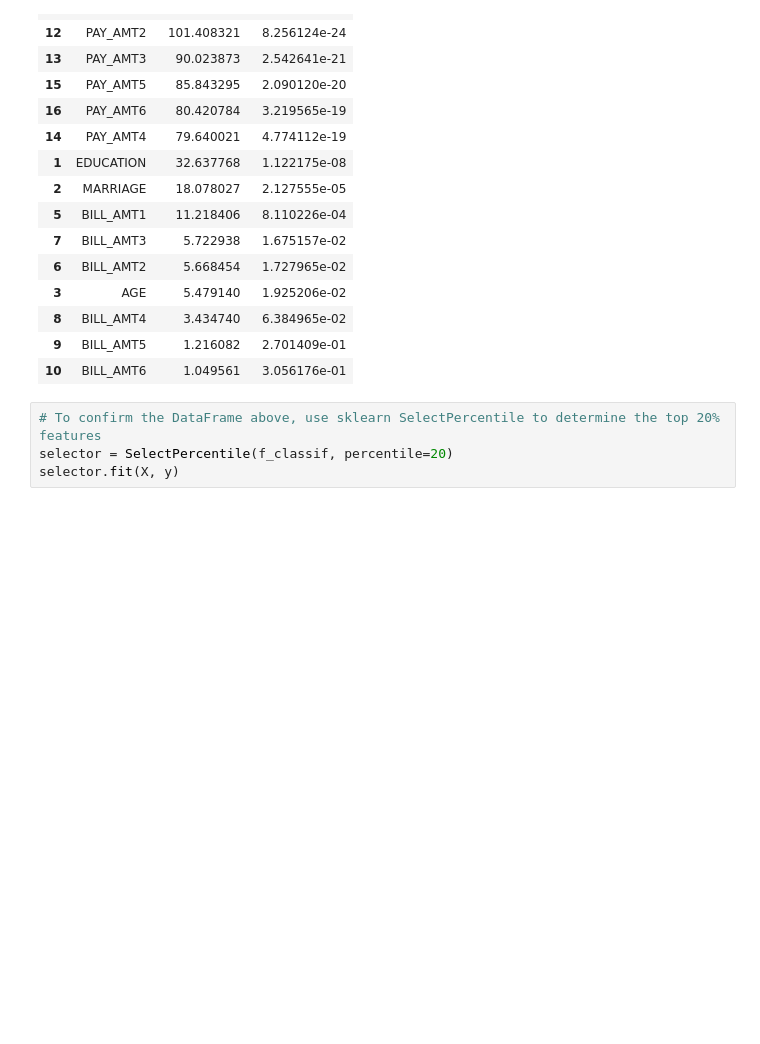
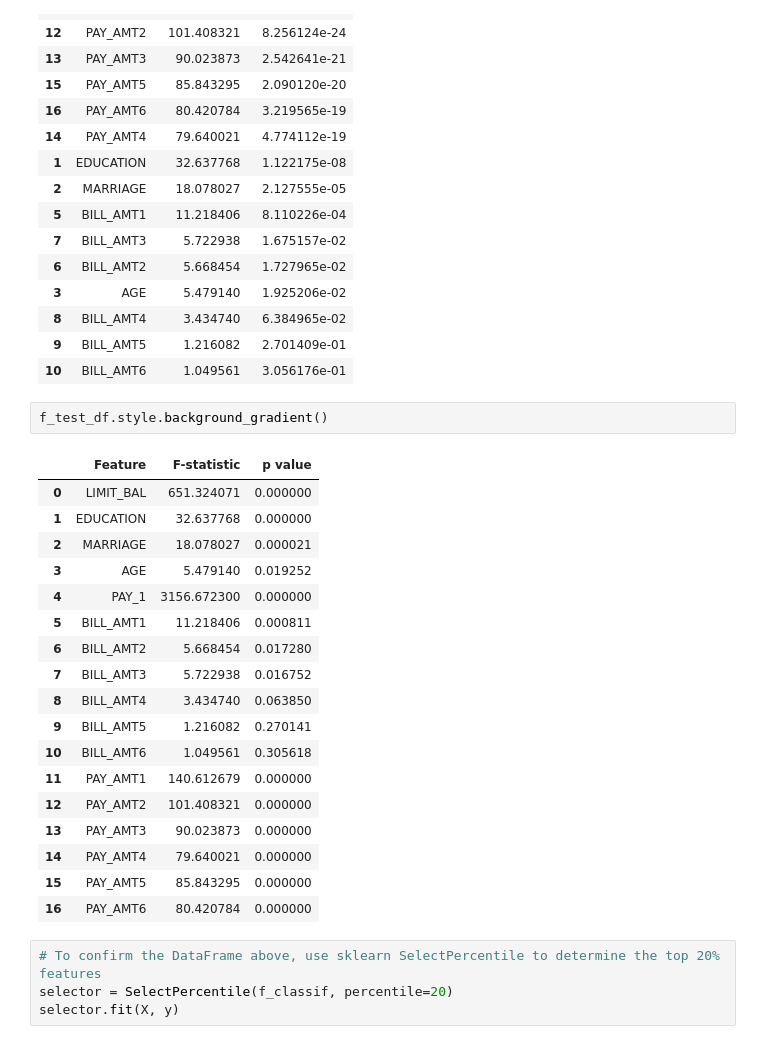
Before and after one commit to kcao22/credit_card_defaults, a Jupyter notebook: JupyterNotebooks/model_exploration_selection.ipynb, the cells around one changed output. Drawn from its saved outputs; the diff is of its cells as text; blank space fills up the shorter version.

```diff
--- a/JupyterNotebooks/model_exploration_selection.ipynb
+++ b/JupyterNotebooks/model_exploration_selection.ipynb
@@ -141,6 +163,27 @@ f_test_df.sort_values(by='p value')
 | 8 | BILL_AMT4 | 3.434740 | 6.384965e-02 |
 | 9 | BILL_AMT5 | 1.216082 | 2.701409e-01 |
 | 10 | BILL_AMT6 | 1.049561 | 3.056176e-01 |
+# %%
+f_test_df.style.background_gradient()
+# %% [output]
+|  | Feature | F-statistic | p value |
+| 0 | LIMIT_BAL | 651.324071 | 0.000000 |
+| 1 | EDUCATION | 32.637768 | 0.000000 |
+| 2 | MARRIAGE | 18.078027 | 0.000021 |
+| 3 | AGE | 5.479140 | 0.019252 |
+| 4 | PAY_1 | 3156.672300 | 0.000000 |
+| 5 | BILL_AMT1 | 11.218406 | 0.000811 |
+| 6 | BILL_AMT2 | 5.668454 | 0.017280 |
+| 7 | BILL_AMT3 | 5.722938 | 0.016752 |
+| 8 | BILL_AMT4 | 3.434740 | 0.063850 |
+| 9 | BILL_AMT5 | 1.216082 | 0.270141 |
+| 10 | BILL_AMT6 | 1.049561 | 0.305618 |
+| 11 | PAY_AMT1 | 140.612679 | 0.000000 |
+| 12 | PAY_AMT2 | 101.408321 | 0.000000 |
+| 13 | PAY_AMT3 | 90.023873 | 0.000000 |
+| 14 | PAY_AMT4 | 79.640021 | 0.000000 |
+| 15 | PAY_AMT5 | 85.843295 | 0.000000 |
+| 16 | PAY_AMT6 | 80.420784 | 0.000000 |
 # %%
 # To confirm the DataFrame above, use sklearn SelectPercentile to determine the top 20% features
 selector = SelectPercentile(f_classif, percentile=20)
```
Also changed, not shown: parts of 13 cells of this notebook, 19 other files.
